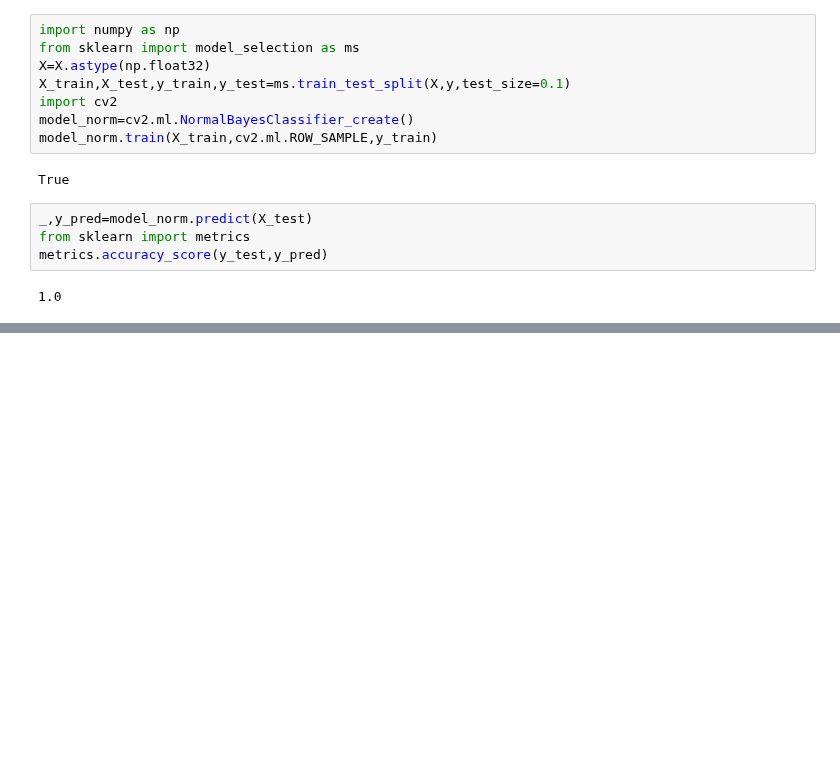
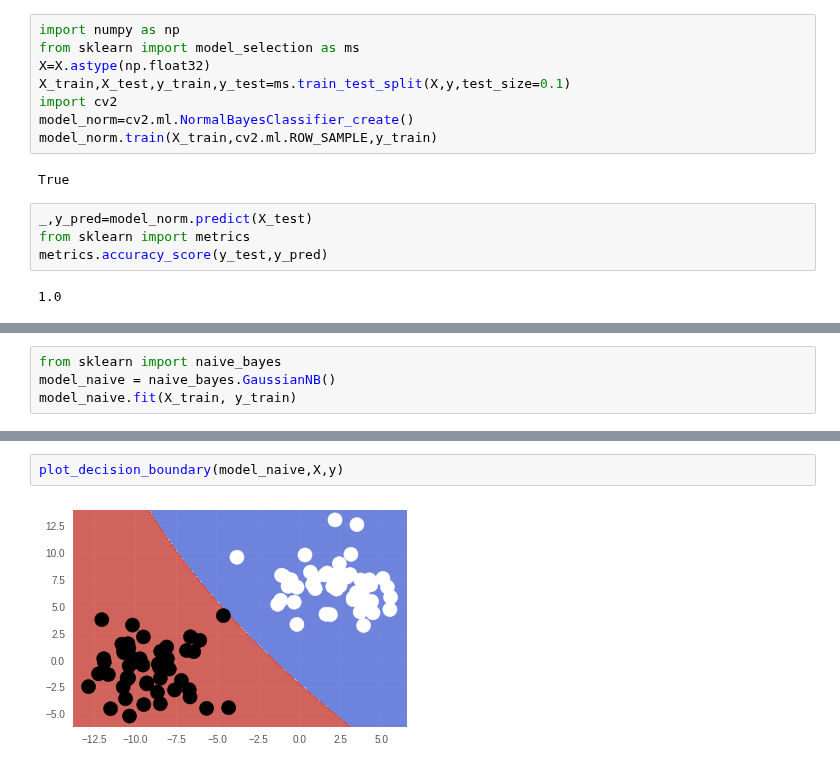
Before and after one commit to kintarou/django-starter, a Jupyter notebook: baysian_filter.ipynb, the cells around one changed output, grey strips where cells are left out. Saved outputs shown, nothing was run; the diff lists cells and outputs as text; blank space fills up the shorter version.

```diff
--- a/baysian_filter.ipynb
+++ b/baysian_filter.ipynb
@@ -78,0 +68,4 @@ prime_factor(25401600)
+# %%
+from sklearn import naive_bayes
+model_naive = naive_bayes.GaussianNB()
+model_naive.fit(X_train, y_train)
@@ -78,0 +92,4 @@ prime_factor(25401600)
+# %%
+plot_decision_boundary(model_naive,X,y)
+# %% [output]
+[figure, added]
```
Also changed, not shown: parts of 12 cells of this notebook.
